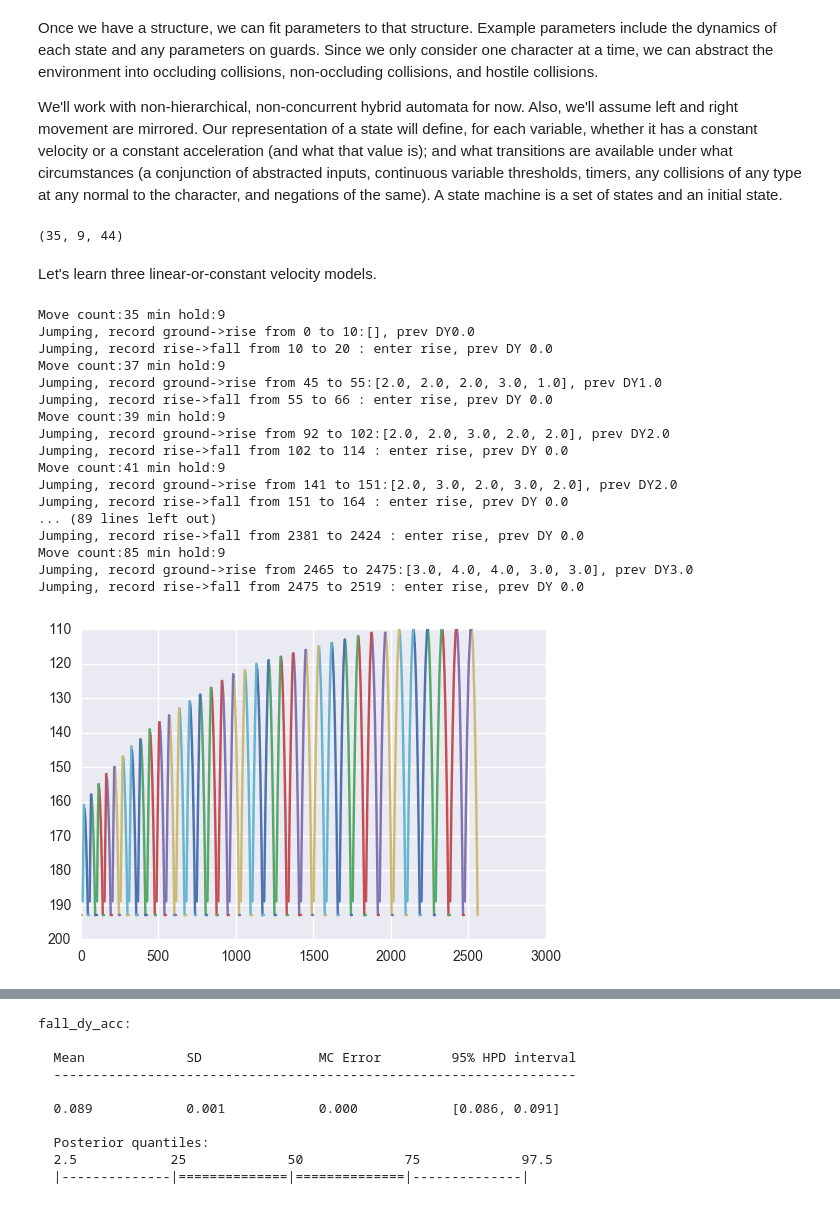
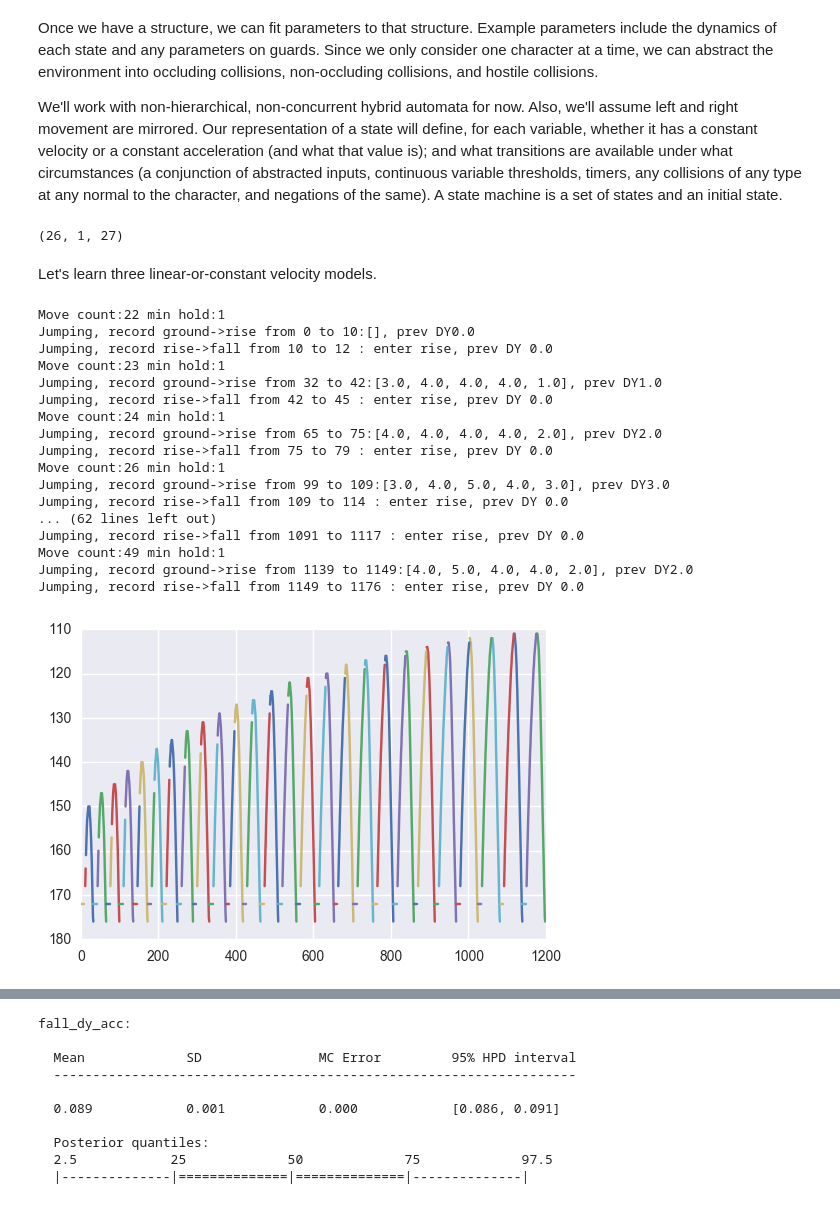
Before and after one commit to JoeOsborn/mechlearn, a Jupyter notebook: mechlearn/jumpfit.ipynb, the cells around one changed output, grey strips where cells are left out. Cells and saved outputs as stored; diff of their text form; code cells hidden in the pictures.

```diff
--- a/mechlearn/jumpfit.ipynb
+++ b/mechlearn/jumpfit.ipynb
@@ -60,7 +60,7 @@ games = {
     )
 }
 # CHANGE GAME HERE
-(game, startInputs, getx, gety) = games["metroid"]
+(game, startInputs, getx, gety) = games["mario"]
 total = 0
 emu = fceulib.runGame(game)
 for m in startInputs:
@@ -73,7 +73,7 @@ emu.save(start)
 allTrials,minHold,maxHold = jumpfinder.runTrials(emu, start, getx, gety, jumpButton)
 (len(allTrials),minHold,maxHold)
 # %% [output]
-(35, 9, 44)
+(26, 1, 27)
 # %% [markdown]
 Let's learn three linear-or-constant velocity models.
 # %%
@@ -115,7 +115,7 @@ for moves, stats in trials:
         t += 1
     print "Move count:"+str(len(moves))+" min hold:"+str(minHold)
     for i, m in enumerate(moves):
-        if state == "ground" and m & jumpButton:
+        if state == "ground" and m & jumpButton and stats.y.allVals[i+1] != stats.y.allVals[0]:
             print "Jumping, record ground->rise from "+str(state_change_t)+" to "+str(t)+":"+str(all_vbls["dy"][state_change_t-5:state_change_t])+", prev DY"+str(all_vbls["dy"][state_change_t-1])
             record_run(modes,
                        state,
@@ -149,50 +149,50 @@ for moves, stats in trials:
         all_vbls["x"].append(vbls["x"][-1])
         vbls["y"].append(stats.y.allVals[i+1])
         all_vbls["y"].append(vbls["y"][-1])
         vbls["dx"].append(stats.x.allVals[i+1] - stats.x.allVals[i])
         all_vbls["dx"].append(vbls["dx"][-1])
         vbls["dy"].append(stats.y.allVals[i+1] - stats.y.allVals[i])
         all_vbls["dy"].append(vbls["dy"][-1])
         vbls["t"].append(t-state_change_t)
         all_vbls["t"].append(vbls["t"][-1])
     #print "Landed, record "+state+"->ground from "+str(state_change_t)+" to "+str(t)
     record_run(modes,
                state,
                state_change_t,
                vbls,
                all_vbls)
     state_change_t = t
 
 
 for m in modes:
     #print m
     for (run_start, prev_vbls, run_vbls) in modes[m]:
         #print str(run_start)+".."+str(run_start+len(run_vbls["y"]))
         #print "PVs:"+str(prev_vbls)
         plt.plot(run_vbls["t"]+run_start, run_vbls["y"])
 
 
 plt.gca().invert_yaxis()
 plt.show()
 # %% [output]
-Move count:35 min hold:9
+Move count:22 min hold:1
 Jumping, record ground->rise from 0 to 10:[], prev DY0.0
-Jumping, record rise->fall from 10 to 20 : enter rise, prev DY 0.0
-Move count:37 min hold:9
-Jumping, record ground->rise from 45 to 55:[2.0, 2.0, 2.0, 3.0, 1.0], prev DY1.0
-Jumping, record rise->fall from 55 to 66 : enter rise, prev DY 0.0
-Move count:39 min hold:9
-Jumping, record ground->rise from 92 to 102:[2.0, 2.0, 3.0, 2.0, 2.0], prev DY2.0
-Jumping, record rise->fall from 102 to 114 : enter rise, prev DY 0.0
-Move count:41 min hold:9
-Jumping, record ground->rise from 141 to 151:[2.0, 3.0, 2.0, 3.0, 2.0], prev DY2.0
-Jumping, record rise->fall from 151 to 164 : enter rise, prev DY 0.0
-... (89 lines left out)
-Jumping, record rise->fall from 2381 to 2424 : enter rise, prev DY 0.0
-Move count:85 min hold:9
-Jumping, record ground->rise from 2465 to 2475:[3.0, 4.0, 4.0, 3.0, 3.0], prev DY3.0
-Jumping, record rise->fall from 2475 to 2519 : enter rise, prev DY 0.0
+Jumping, record rise->fall from 10 to 12 : enter rise, prev DY 0.0
+Move count:23 min hold:1
+Jumping, record ground->rise from 32 to 42:[3.0, 4.0, 4.0, 4.0, 1.0], prev DY1.0
+Jumping, record rise->fall from 42 to 45 : enter rise, prev DY 0.0
+Move count:24 min hold:1
+Jumping, record ground->rise from 65 to 75:[4.0, 4.0, 4.0, 4.0, 2.0], prev DY2.0
+Jumping, record rise->fall from 75 to 79 : enter rise, prev DY 0.0
+Move count:26 min hold:1
+Jumping, record ground->rise from 99 to 109:[3.0, 4.0, 5.0, 4.0, 3.0], prev DY3.0
+Jumping, record rise->fall from 109 to 114 : enter rise, prev DY 0.0
+... (62 lines left out)
+Jumping, record rise->fall from 1091 to 1117 : enter rise, prev DY 0.0
+Move count:49 min hold:1
+Jumping, record ground->rise from 1139 to 1149:[4.0, 5.0, 4.0, 4.0, 2.0], prev DY2.0
+Jumping, record rise->fall from 1149 to 1176 : enter rise, prev DY 0.0
-[figure, old version]
+[figure, new version]
 # %%
 # Original approach with resetp
 # MAYBE EXECUTE ME! Then the second-to-last cell.
```
Also changed, not shown: parts of 6 cells of this notebook.
